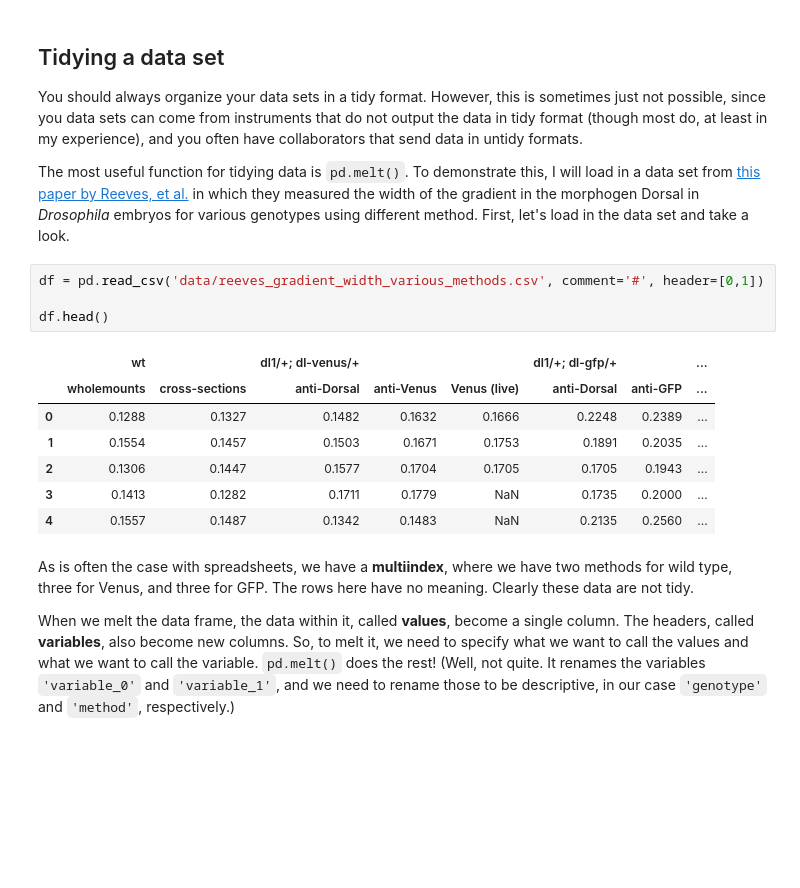
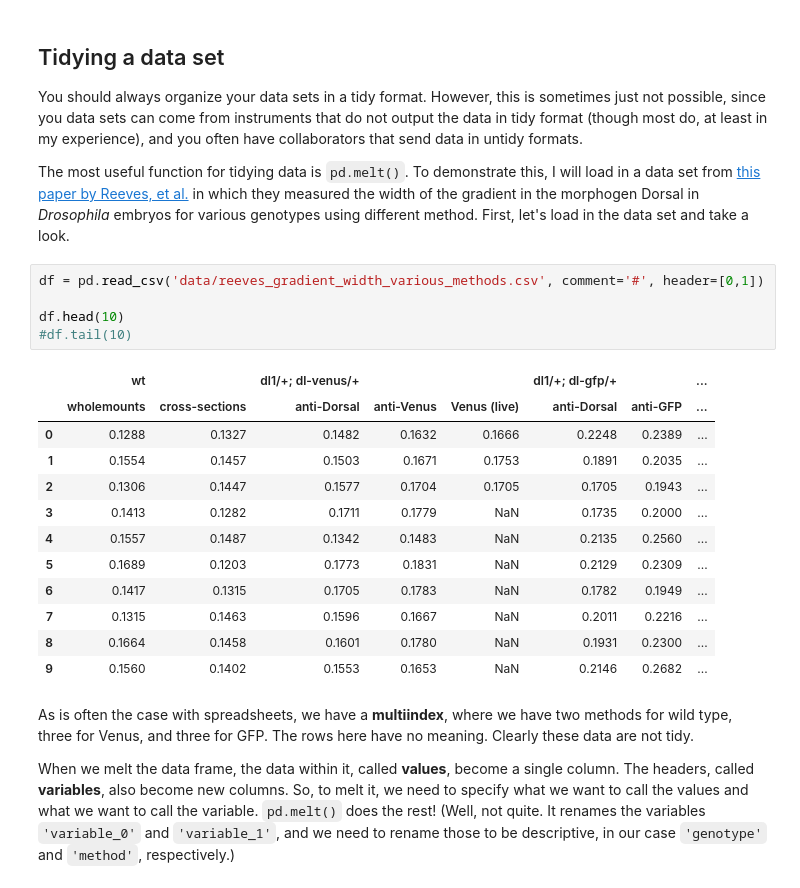
Before and after one commit to schaefer-jh/bootcamp, a Jupyter notebook: lections/l17_split_apply_combine.ipynb, the cells around one changed output. Cells and saved outputs as stored; diff of their text form; blank space fills up the shorter version.

```diff
--- a/lections/l17_split_apply_combine.ipynb
+++ b/lections/l17_split_apply_combine.ipynb
@@ -279,15 +279,21 @@ The most useful function for tidying data is `pd.melt()`. To demonstrate this, I
 # %%
 df = pd.read_csv('data/reeves_gradient_width_various_methods.csv', comment='#', header=[0,1])
 
-df.head()
+df.head(10)
+#df.tail(10)
 # %% [output]
 |  | wt |  | dl1/+; dl-venus/+ |  |  | dl1/+; dl-gfp/+ |  | ... |
 |  | wholemounts | cross-sections | anti-Dorsal | anti-Venus | Venus (live) | anti-Dorsal | anti-GFP | ... |
 | 0 | 0.1288 | 0.1327 | 0.1482 | 0.1632 | 0.1666 | 0.2248 | 0.2389 | ... |
 | 1 | 0.1554 | 0.1457 | 0.1503 | 0.1671 | 0.1753 | 0.1891 | 0.2035 | ... |
 | 2 | 0.1306 | 0.1447 | 0.1577 | 0.1704 | 0.1705 | 0.1705 | 0.1943 | ... |
 | 3 | 0.1413 | 0.1282 | 0.1711 | 0.1779 | NaN | 0.1735 | 0.2000 | ... |
 | 4 | 0.1557 | 0.1487 | 0.1342 | 0.1483 | NaN | 0.2135 | 0.2560 | ... |
+| 5 | 0.1689 | 0.1203 | 0.1773 | 0.1831 | NaN | 0.2129 | 0.2309 | ... |
+| 6 | 0.1417 | 0.1315 | 0.1705 | 0.1783 | NaN | 0.1782 | 0.1949 | ... |
+| 7 | 0.1315 | 0.1463 | 0.1596 | 0.1667 | NaN | 0.2011 | 0.2216 | ... |
+| 8 | 0.1664 | 0.1458 | 0.1601 | 0.1780 | NaN | 0.1931 | 0.2300 | ... |
+| 9 | 0.1560 | 0.1402 | 0.1553 | 0.1653 | NaN | 0.2146 | 0.2682 | ... |
 # %% [markdown]
 As is often the case with spreadsheets, we have a **multiindex**, where we have two methods for wild type, three for Venus, and three for GFP. The rows here have no meaning. Clearly these data are not tidy.
 
```
Also changed, not shown: parts of 1 cell of this notebook, 1 other file.
